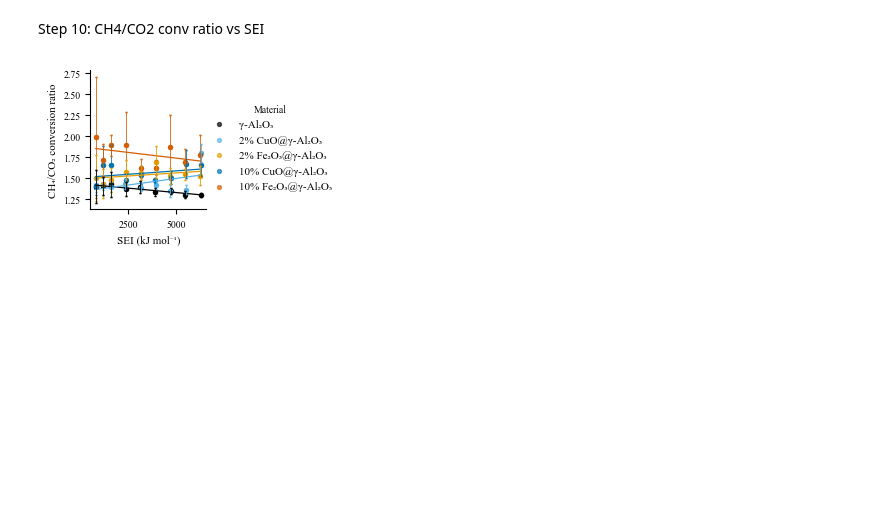
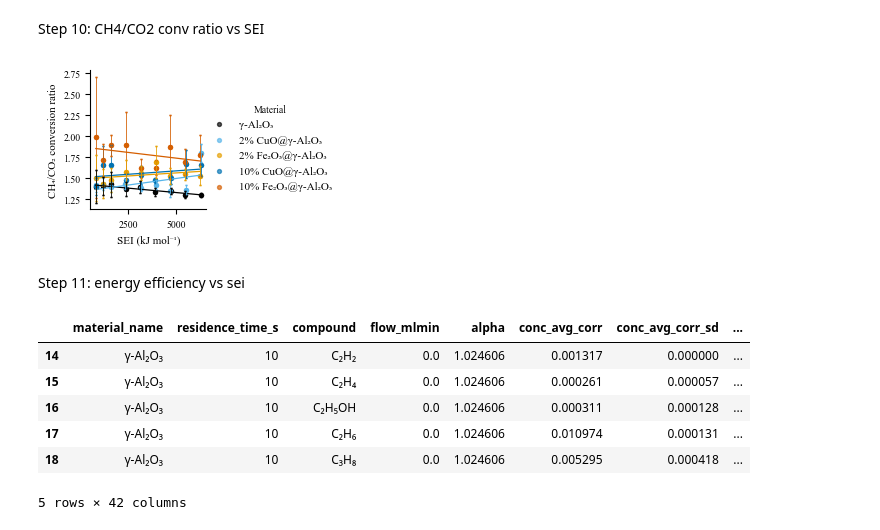
Before and after one commit to sbossier/ladca_incat_envecon_paper, a Jupyter notebook: ipynb/visualisation_chemical.ipynb, the cells around one changed output. Saved outputs shown, nothing was run; the diff lists cells and outputs as text; code cells hidden in the pictures; blank space fills up the shorter version.

```diff
--- a/ipynb/visualisation_chemical.ipynb
+++ b/ipynb/visualisation_chemical.ipynb
@@ -1794,3 +1794,15 @@ plt.savefig(
 plt.show()
 # %% [output]
 [figure]
+# %% [markdown]
+Step 11: energy efficiency vs sei
+# %%
+df.head()
+# %% [output]
+|  | material_name | residence_time_s | compound | flow_mlmin | alpha | conc_avg_corr | conc_avg_corr_sd | ... |
+| 14 | γ-Al₂O₃ | 10 | C₂H₂ | 0.0 | 1.024606 | 0.001317 | 0.000000 | ... |
+| 15 | γ-Al₂O₃ | 10 | C₂H₄ | 0.0 | 1.024606 | 0.000261 | 0.000057 | ... |
+| 16 | γ-Al₂O₃ | 10 | C₂H₅OH | 0.0 | 1.024606 | 0.000311 | 0.000128 | ... |
+| 17 | γ-Al₂O₃ | 10 | C₂H₆ | 0.0 | 1.024606 | 0.010974 | 0.000131 | ... |
+| 18 | γ-Al₂O₃ | 10 | C₃H₈ | 0.0 | 1.024606 | 0.005295 | 0.000418 | ... |
+5 rows × 42 columns
```
Also changed, not shown: parts of 2 cells of this notebook.
